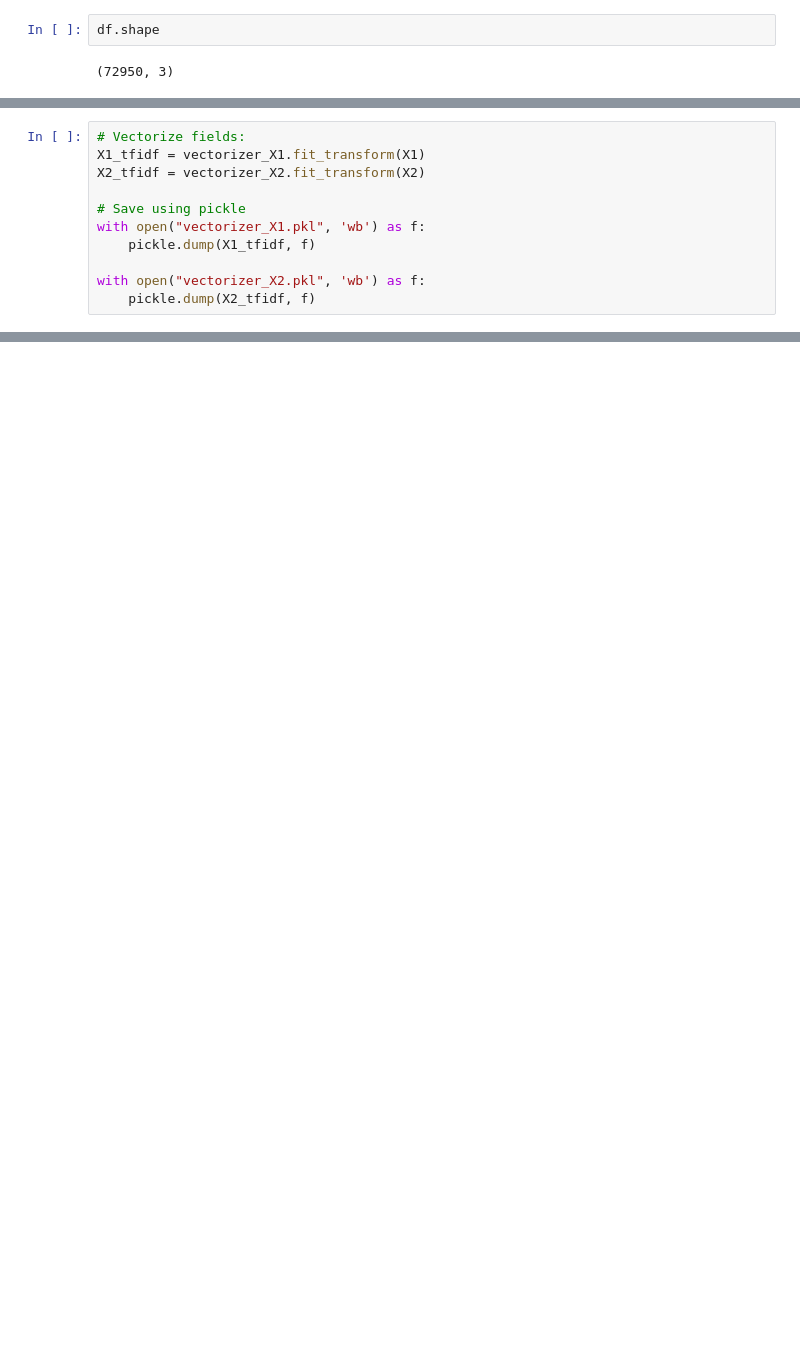
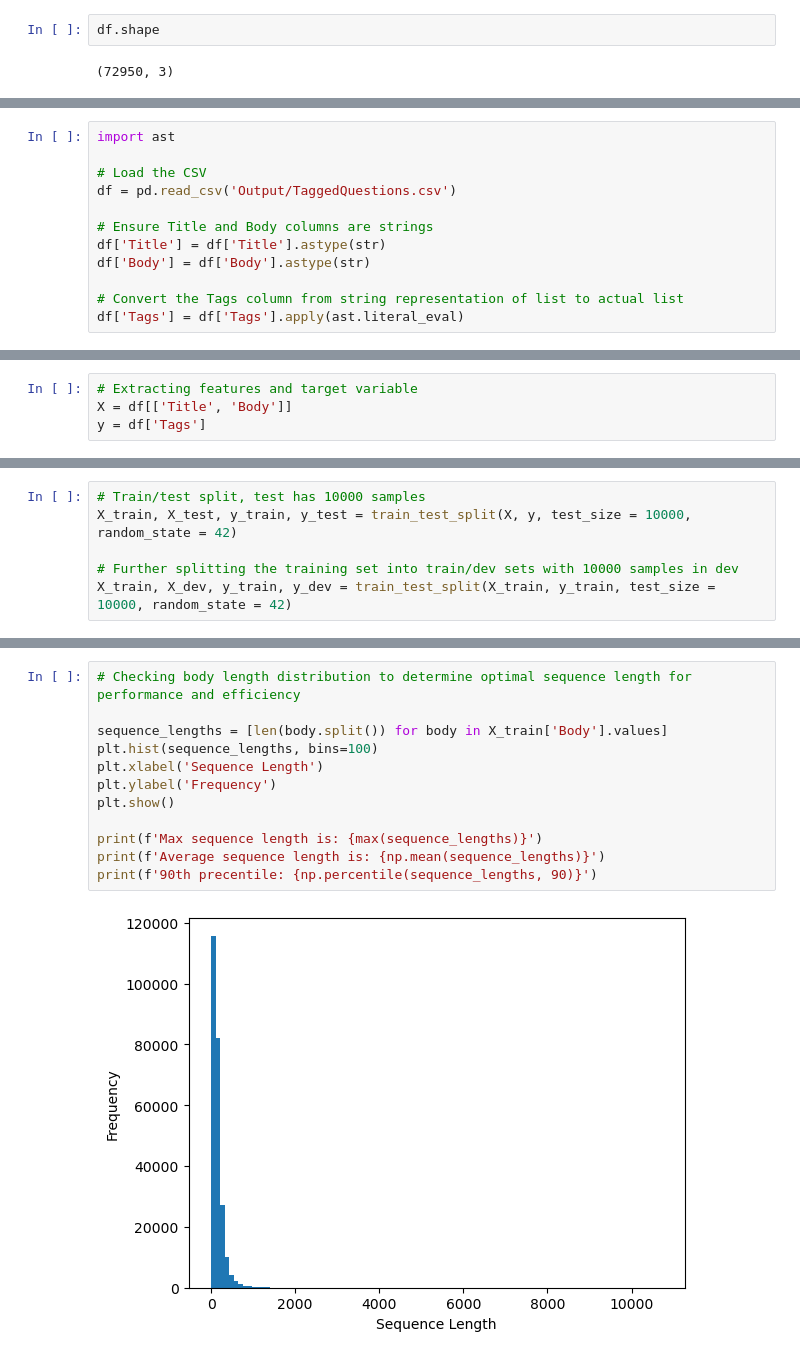
Before and after one commit to Mena-Saleh/Questions-Tagging-System, a Jupyter notebook: Questions Tagging System.ipynb, the cells around one changed output, grey strips where cells are left out. Drawn from its saved outputs; the diff is of its cells as text; blank space fills up the shorter version.

Commit message:
Project updated and added transformer network

```diff
--- a/Questions Tagging System.ipynb
+++ b/Questions Tagging System.ipynb
@@ -333,11 +178,0 @@ vectorizer_X2 = TfidfVectorizer()
-# %%
-# Vectorize fields:
-X1_tfidf = vectorizer_X1.fit_transform(X1)
-X2_tfidf = vectorizer_X2.fit_transform(X2)
-
-# Save using pickle
-with open("vectorizer_X1.pkl", 'wb') as f:
-    pickle.dump(X1_tfidf, f)
-
-with open("vectorizer_X2.pkl", 'wb') as f:
-    pickle.dump(X2_tfidf, f)
@@ -485,0 +323,12 @@ print(predicted_tags)
+# %%
+import ast
+
+# Load the CSV
+df = pd.read_csv('Output/TaggedQuestions.csv')
+
+# Ensure Title and Body columns are strings
+df['Title'] = df['Title'].astype(str)
+df['Body'] = df['Body'].astype(str)
+
+# Convert the Tags column from string representation of list to actual list
+df['Tags'] = df['Tags'].apply(ast.literal_eval)
@@ -485,0 +345,4 @@ print(predicted_tags)
+# %%
+# Extracting features and target variable
+X = df[['Title', 'Body']]
+y = df['Tags']
@@ -485,0 +355,6 @@ print(predicted_tags)
+# %%
+# Train/test split, test has 10000 samples
+X_train, X_test, y_train, y_test = train_test_split(X, y, test_size = 10000, random_state = 42)
+
+# Further splitting the training set into train/dev sets with 10000 samples in dev
+X_train, X_dev, y_train, y_dev = train_test_split(X_train, y_train, test_size = 10000, random_state = 42)
@@ -485,0 +458,14 @@ print(predicted_tags)
+# %%
+# Checking body length distribution to determine optimal sequence length for performance and efficiency
+
+sequence_lengths = [len(body.split()) for body in X_train['Body'].values]
+plt.hist(sequence_lengths, bins=100)
+plt.xlabel('Sequence Length')
+plt.ylabel('Frequency')
+plt.show()
+
+print(f'Max sequence length is: {max(sequence_lengths)}')
+print(f'Average sequence length is: {np.mean(sequence_lengths)}')
+print(f'90th precentile: {np.percentile(sequence_lengths, 90)}')
+# %% [output]
+[figure, added]
```
Also changed, not shown: parts of 89 cells of this notebook, 3 other files.
